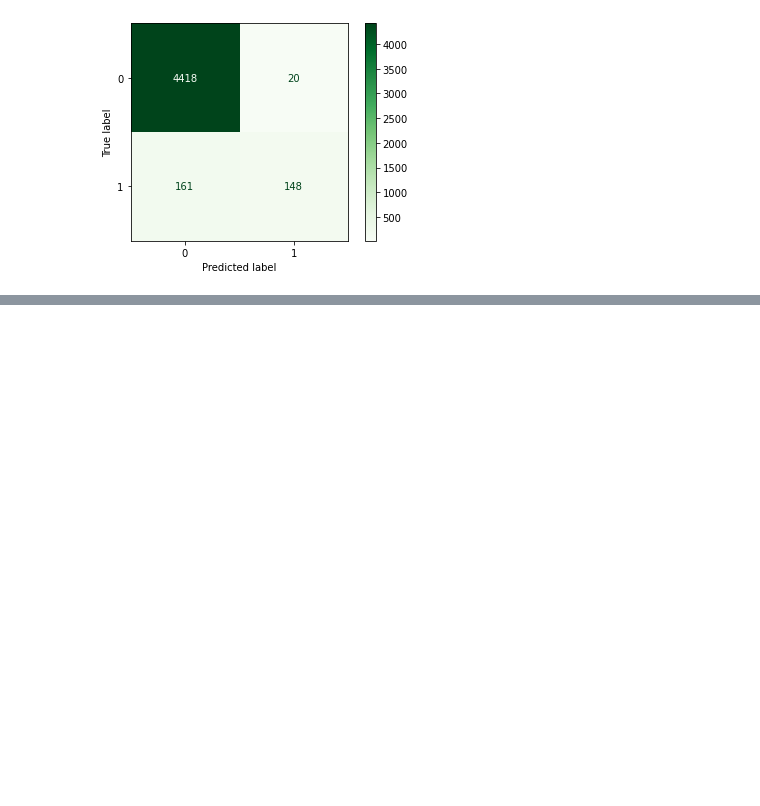
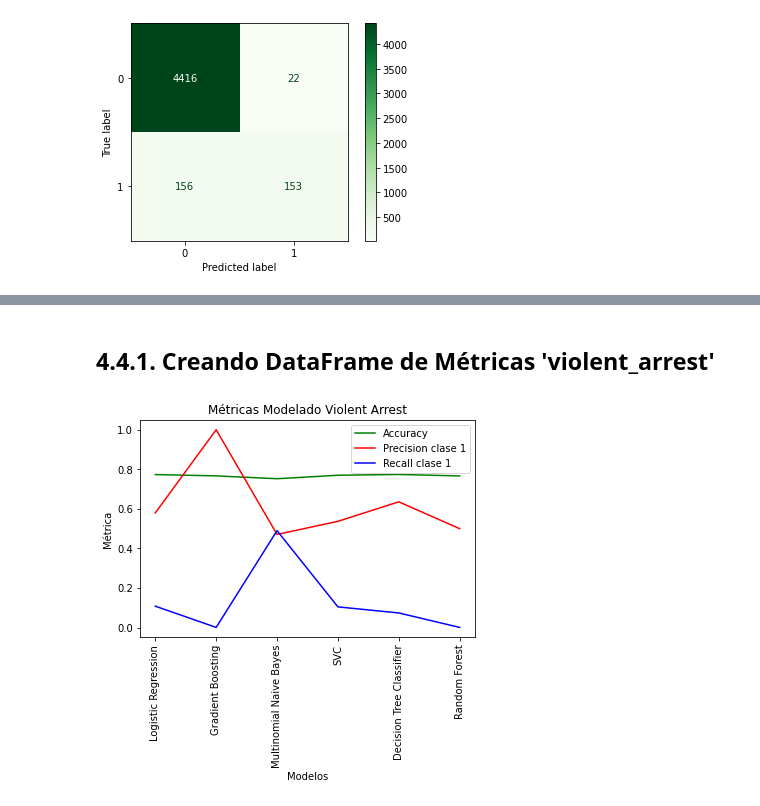
Before and after one commit to Gab0Jorq/risk_and_frisk, a Jupyter notebook: stop_and_frisk.ipynb, the cells around one changed output, grey strips where cells are left out. Saved outputs shown, nothing was run; the diff lists cells and outputs as text; code cells hidden in the pictures; blank space fills up the shorter version.

Commit message:
modelado violent_arrest y conclusiones

```diff
--- a/stop_and_frisk.ipynb
+++ b/stop_and_frisk.ipynb
@@ -747,0 +910,10 @@ pickle.dump(best_GB_arstmade, open("model_GB_arstmade_gabo.sav", "wb"))
+# %%
+RF_violent = GridSearchCV(estimator = RandomForestClassifier(),
+                          param_grid = grid_params_RF,
+                          scoring = "precision",
+                          cv = 3,
+                          n_jobs = -1)
+RF_violent.fit(X_train_violent, y_train_violent)
+best_RF_violent = RF_violent.best_estimator_.fit(X_train_violent, y_train_violent)
+yhat_RF_violent = hp.reporte_metricas(best_RF_violent, X_test_violent, y_test_violent, "Métricas con Logistic Regression de Violent Arrest")
+confusion_matrix(y_test_violent, yhat_RF_violent)
@@ -747,0 +933,25 @@ pickle.dump(best_GB_arstmade, open("model_GB_arstmade_gabo.sav", "wb"))
+# %%
+accuracy_RF_violent, precision_RF_violent, recall_RF_violent = hp.get_metrics(y_test_violent, yhat_RF_violent)
+# %% [markdown]
+## 4.4.1. Creando DataFrame de Métricas 'violent_arrest'
+# %%
+accuracy_violent = [accuracy_LR_violent, accuracy_GB_violent, accuracy_NB_violent, accuracy_SVC_violent, accuracy_DecTree_violent, accuracy_RF_violent]
+precision_violent = [precision_LR_violent, precision_GB_violent, precision_NB_violent, precision_SVC_violent, precision_DecTree_violent, precision_RF_violent]
+recall_violent = [recall_LR_violent, recall_GB_violent, recall_NB_violent, recall_SVC_violent, recall_DecTree_violent, recall_RF_violent]
+# %%
+scores_violent = pd.DataFrame()
+scores_violent["Algoritmo para Violent Arrest"] = names
+scores_violent["accuracy"] = accuracy_violent
+scores_violent["precision_clase_1"] = precision_violent
+scores_violent["recall_clase_1"] = recall_violent
+# %%
+plt.plot(scores_violent["accuracy"], "g", label = "Accuracy");
+plt.plot(scores_violent["precision_clase_1"], "r", label = "Precision clase 1");
+plt.plot(scores_violent["recall_clase_1"], "b", label = "Recall clase 1");
+plt.xticks(np.arange(6), scores_violent["Algoritmo para Violent Arrest"], rotation = 90);
+plt.xlabel("Modelos");
+plt.ylabel("Métrica");
+plt.title("Métricas Modelado Violent Arrest")
+plt.legend();
+# %% [output]
+[figure, added]
```
Also changed, not shown: parts of 46 cells of this notebook, 4 other files.
